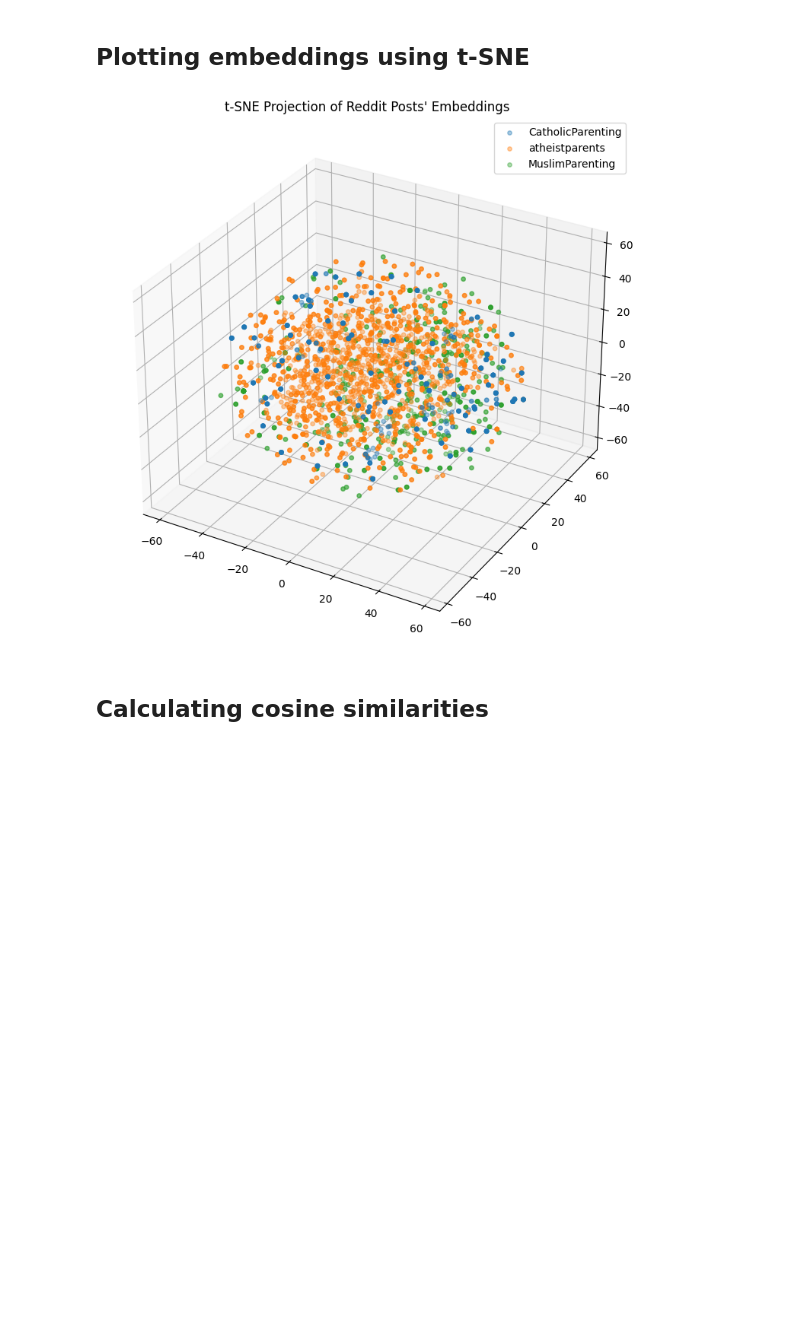
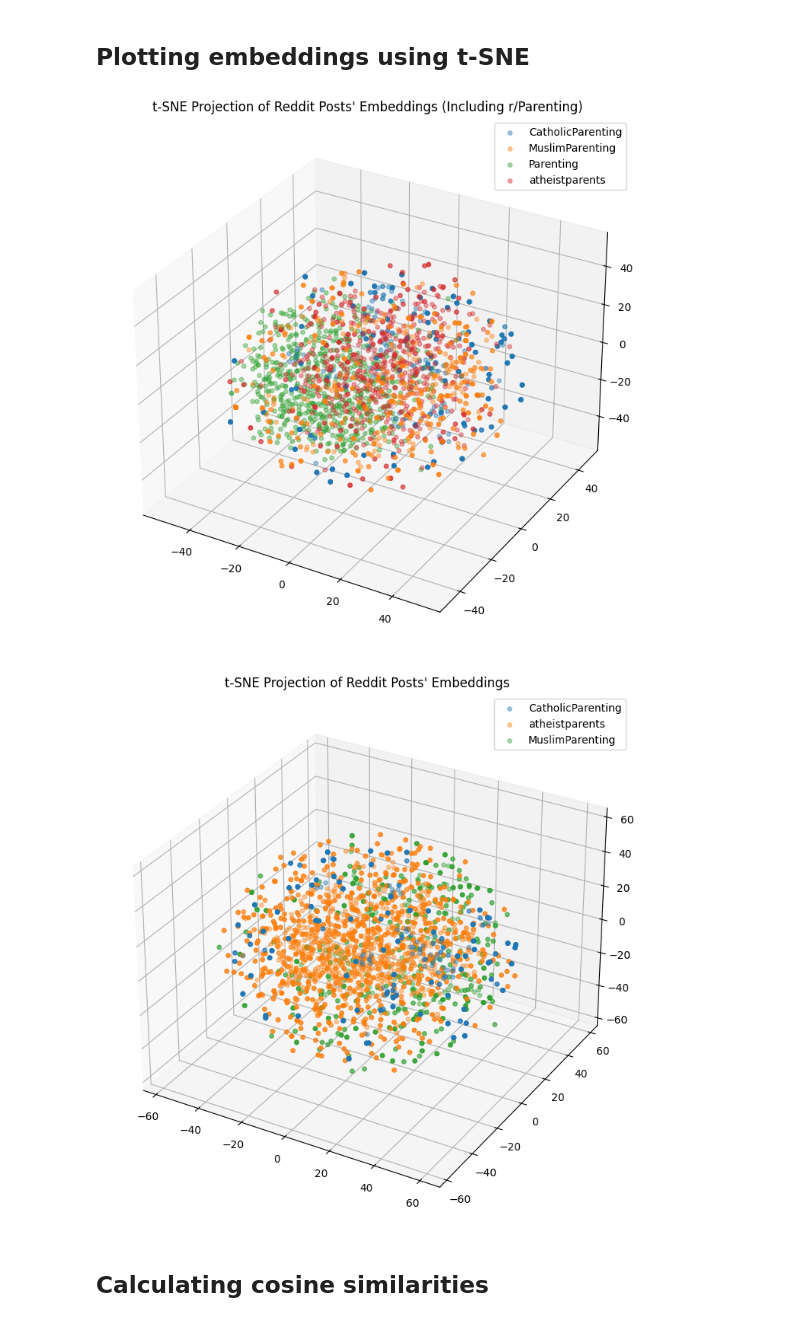
Before and after one commit to shreyansh-2003/parenting-style-subreddits-analyser, a Jupyter notebook: subreddit_similarity_analysis.ipynb, the cells around one changed output. Drawn from its saved outputs; the diff is of its cells as text; code cells hidden in the pictures; blank space fills up the shorter version.

Commit message:
added visualisation for parenting subreddit

```diff
--- a/subreddit_similarity_analysis.ipynb
+++ b/subreddit_similarity_analysis.ipynb
@@ -21,13 +21,11 @@ nlp = NLP()
 vis = Visualisation(fig_size=(9, 9))
 
 # Load posts
-posts_df = pd.read_csv(DATA_DIR / 'reddit_parenting_combined.csv')
+posts_df = pd.read_csv(
+    DATA_DIR / 'reddit_parenting_combined.csv')
 
 # Remove posts with no text
 posts_df.dropna(subset='selftext_clean', inplace=True)
-
-# Drop posts from the parenting subreddit
-posts_df = posts_df[posts_df['subreddit'] != 'Parenting']
 # %% [markdown]
 # ~~Text preprocessing~~
 # %%
@@ -41,10 +39,13 @@ posts_df.dropna(subset=['tokens'], inplace=True)
 # %% [markdown]
 # Terms in common across all subreddits
 # %%
+# Drop posts from the parenting subreddit
+posts_df_without_baseline = posts_df[posts_df['subreddit'] != 'Parenting']
+
 # Group texts by subreddit
 texts_by_subreddit = {
     subreddit: group['selftext_clean'].tolist()
-    for subreddit, group in posts_df.groupby('subreddit')
+    for subreddit, group in posts_df_without_baseline.groupby('subreddit')
 }
 
 # Generate tf-idf matrices and terms
@@ -127,21 +128,38 @@ word_embeddings = nlp.generate_tfidf_weighted_embeddings(
     word_vectors=word_vectors)
 posts_df['embeddings'] = word_embeddings.tolist()
 
+# Drop posts from the parenting subreddit
+posts_df_without_baseline = posts_df[posts_df['subreddit'] != 'Parenting']
+
 # Save DataFrame for later use
-posts_df.to_csv(
-    DATA_DIR / 'reddit_parenting_combined_embeddings.feather', index=False)
+posts_df.to_feather(
+    DATA_DIR / 'reddit_parenting_combined_embeddings.feather')
+posts_df_without_baseline.to_feather(
+    DATA_DIR / 'reddit_parenting_combined_embeddings_no_baseline.feather')
 # %% [markdown]
 ## Plotting embeddings using t-SNE
 # %%
+# Ensure subreddits are balanced
+downsampled_df = pd.concat([
+    group.sample(n=650, random_state=42)
+    for _, group in posts_df.groupby('subreddit')
+])
+
 # Plot t-SNE of word embeddings
 vis.plot_tsne_3d(
-    posts_df=posts_df,
+    posts_df=downsampled_df,
+    title="t-SNE Projection of Reddit Posts' Embeddings (Including r/Parenting)",
+)
+
+vis.plot_tsne_3d(
+    posts_df=posts_df_without_baseline,
     title="t-SNE Projection of Reddit Posts' Embeddings",
 )
 
 plt.show()
 # %% [output]
-[figure, old version]
+[figure, new version]
+[figure, added]
 # %% [markdown]
 ## Calculating cosine similarities
 # %%
```
Also changed, not shown: parts of 2 cells of this notebook, 1 other file.
